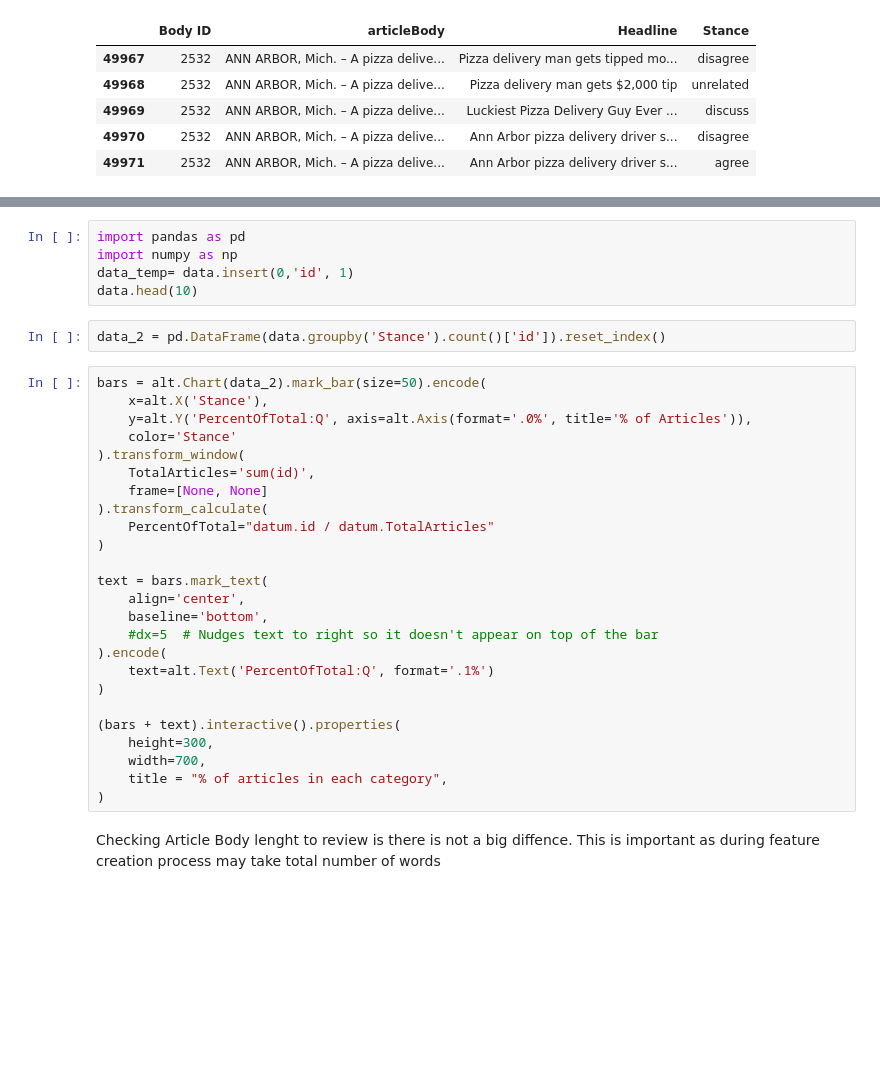
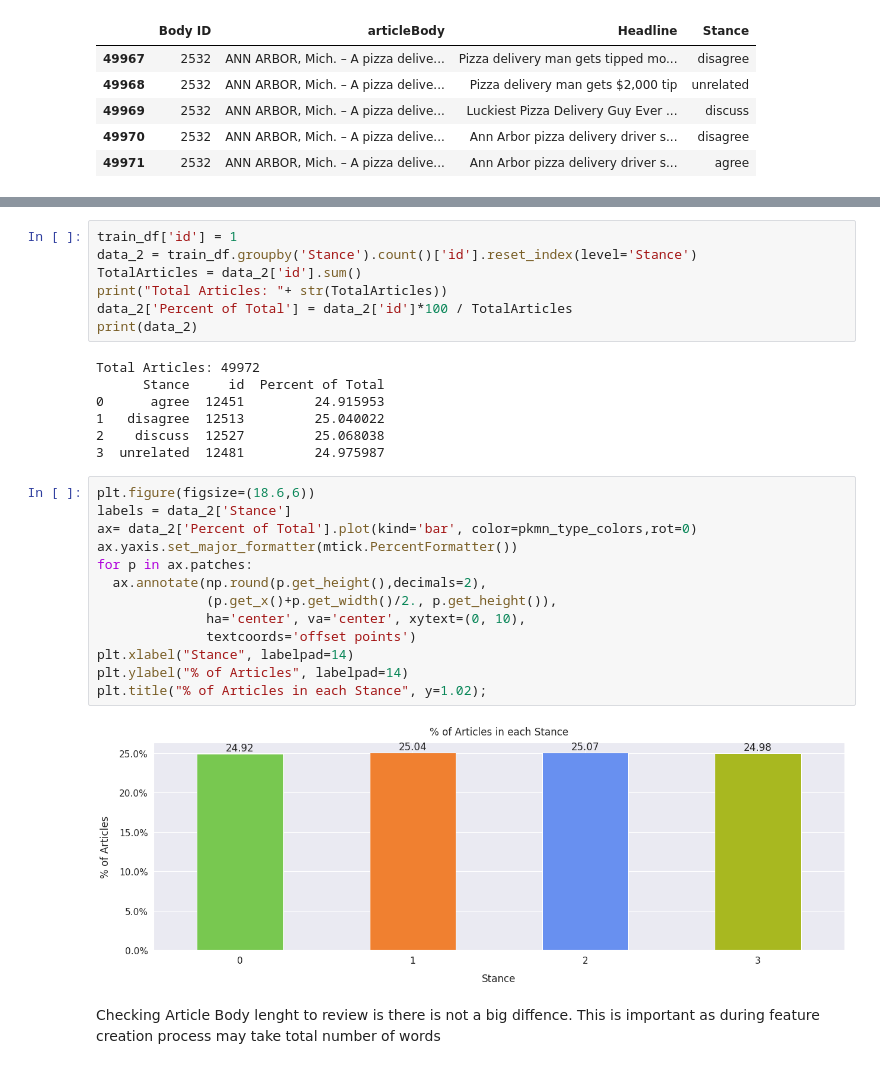
Before and after one commit to StavroK/MtySaturdayAI2020, a Jupyter notebook: Fakenews_Project.ipynb, the cells around one changed output, grey strips where cells are left out. Cells and saved outputs as stored; diff of their text form; blank space fills up the shorter version.

```diff
--- a/Fakenews_Project.ipynb
+++ b/Fakenews_Project.ipynb
@@ -203,35 +197,32 @@ fig.show()
-# %%
-import pandas as pd
-import numpy as np
-data_temp= data.insert(0,'id', 1)
-data.head(10)
-# %%
-data_2 = pd.DataFrame(data.groupby('Stance').count()['id']).reset_index()
-# %%
-bars = alt.Chart(data_2).mark_bar(size=50).encode(
-    x=alt.X('Stance'),
-    y=alt.Y('PercentOfTotal:Q', axis=alt.Axis(format='.0%', title='% of Articles')),
-    color='Stance'
-).transform_window(
-    TotalArticles='sum(id)',
-    frame=[None, None]
-).transform_calculate(
-    PercentOfTotal="datum.id / datum.TotalArticles"
-)
-
-text = bars.mark_text(
-    align='center',
-    baseline='bottom',
-    #dx=5  # Nudges text to right so it doesn't appear on top of the bar
-).encode(
-    text=alt.Text('PercentOfTotal:Q', format='.1%')
-)
-
-(bars + text).interactive().properties(
-    height=300,
-    width=700,
-    title = "% of articles in each category",
-)
+# %%
+train_df['id'] = 1
+data_2 = train_df.groupby('Stance').count()['id'].reset_index(level='Stance')
+TotalArticles = data_2['id'].sum()
+print("Total Articles: "+ str(TotalArticles))
+data_2['Percent of Total'] = data_2['id']*100 / TotalArticles
+print(data_2)
+# %% [output]
+Total Articles: 49972
+      Stance     id  Percent of Total
+0      agree  12451         24.915953
+1   disagree  12513         25.040022
+2    discuss  12527         25.068038
+3  unrelated  12481         24.975987
+# %%
+plt.figure(figsize=(18.6,6))
+labels = data_2['Stance']
+ax= data_2['Percent of Total'].plot(kind='bar', color=pkmn_type_colors,rot=0)
+ax.yaxis.set_major_formatter(mtick.PercentFormatter())
+for p in ax.patches:
+  ax.annotate(np.round(p.get_height(),decimals=2),
+              (p.get_x()+p.get_width()/2., p.get_height()),
+              ha='center', va='center', xytext=(0, 10),
+              textcoords='offset points')
+plt.xlabel("Stance", labelpad=14)
+plt.ylabel("% of Articles", labelpad=14)
+plt.title("% of Articles in each Stance", y=1.02);
+# %% [output]
+[figure, added]
 # %% [markdown]
 Checking Article Body lenght to review is there is not a big diffence. This is important as during feature creation process may take total number of words
 # %%
```
Also changed, not shown: parts of 28 cells of this notebook.
